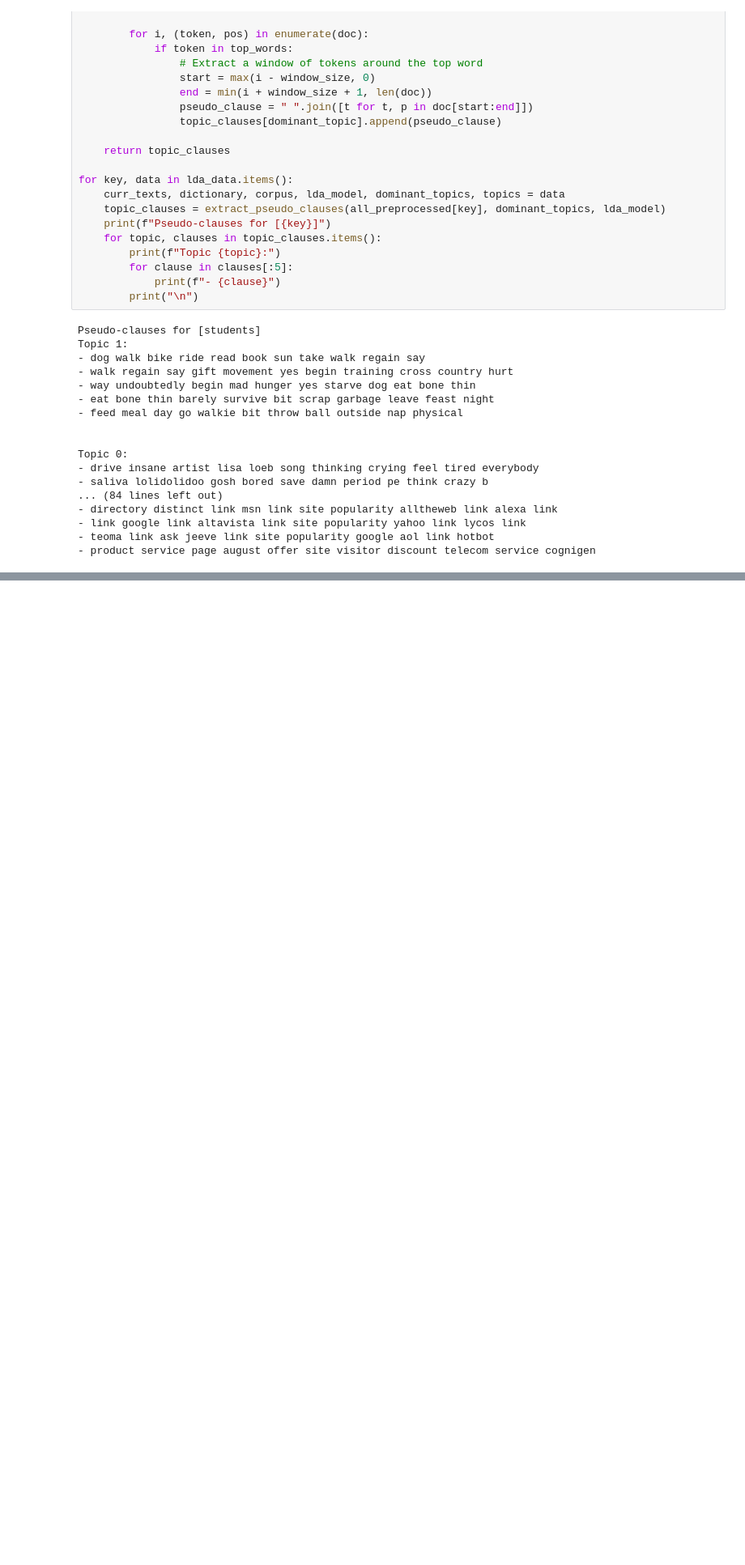
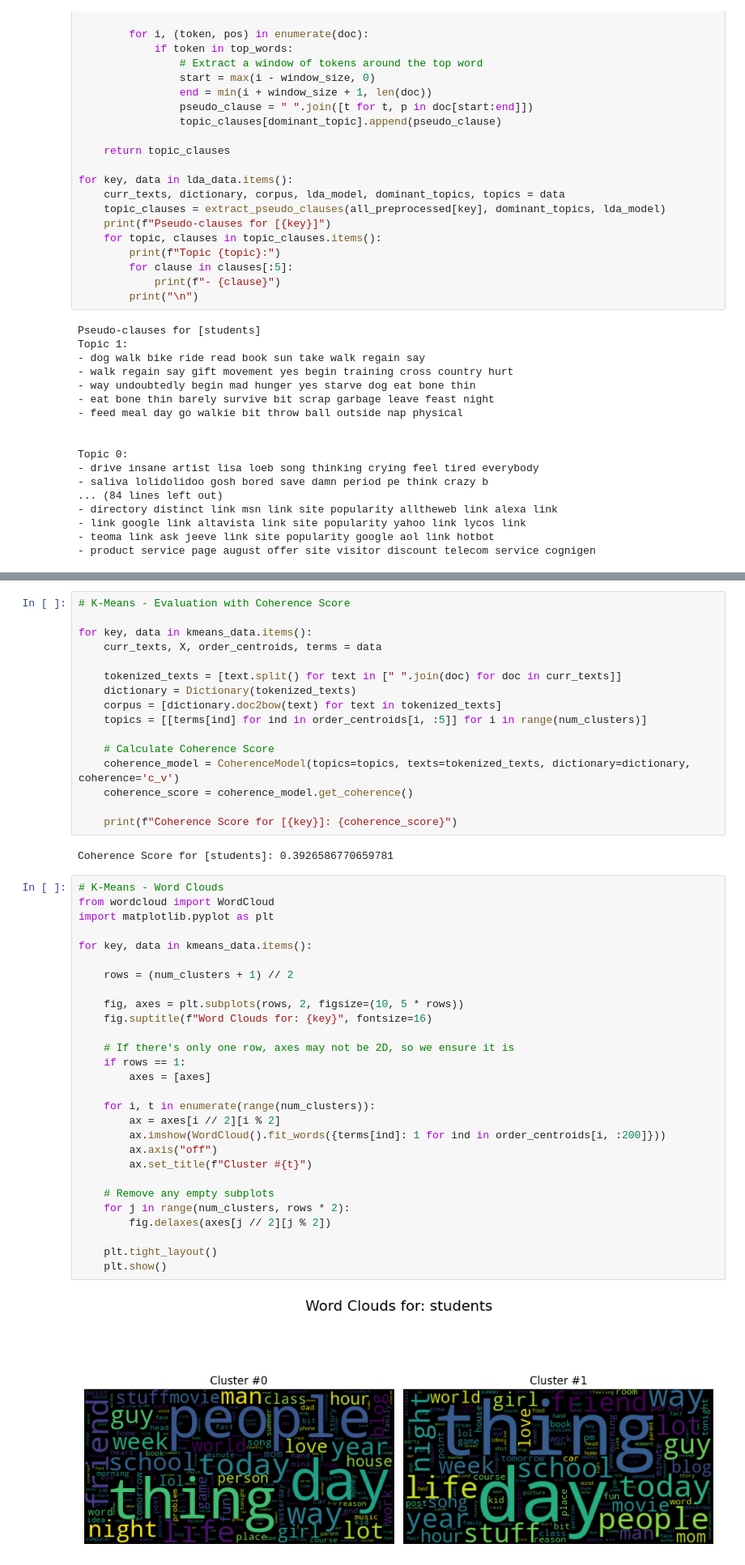
Before and after one commit to tommcamm/aut-text-mining, a Jupyter notebook: Assignment/code/TextMining_Assignment2.ipynb, the cells around one changed output, grey strips where cells are left out. Shown at 81% size. Saved outputs shown, nothing was run; the diff lists cells and outputs as text; blank space fills up the shorter version.

Commit message:
BoW K-Means

```diff
--- a/Assignment/code/TextMining_Assignment2.ipynb
+++ b/Assignment/code/TextMining_Assignment2.ipynb
@@ -597,0 +558,48 @@ yarn knit like knitting stitch pattern go think work get
+# %%
+# K-Means - Evaluation with Coherence Score
+
+for key, data in kmeans_data.items():
+    curr_texts, X, order_centroids, terms = data
+
+    tokenized_texts = [text.split() for text in [" ".join(doc) for doc in curr_texts]]
+    dictionary = Dictionary(tokenized_texts)
+    corpus = [dictionary.doc2bow(text) for text in tokenized_texts]
+    topics = [[terms[ind] for ind in order_centroids[i, :5]] for i in range(num_clusters)]
+
+    # Calculate Coherence Score
+    coherence_model = CoherenceModel(topics=topics, texts=tokenized_texts, dictionary=dictionary, coherence='c_v')
+    coherence_score = coherence_model.get_coherence()
+
+    print(f"Coherence Score for [{key}]: {coherence_score}")
+# %% [output]
+Coherence Score for [students]: 0.3926586770659781
+# %%
+# K-Means - Word Clouds
+from wordcloud import WordCloud
+import matplotlib.pyplot as plt
+
+for key, data in kmeans_data.items():
+
+    rows = (num_clusters + 1) // 2
+
+    fig, axes = plt.subplots(rows, 2, figsize=(10, 5 * rows))
+    fig.suptitle(f"Word Clouds for: {key}", fontsize=16)
+
+    # If there's only one row, axes may not be 2D, so we ensure it is
+    if rows == 1:
+        axes = [axes]
+
+    for i, t in enumerate(range(num_clusters)):
+        ax = axes[i // 2][i % 2]
+        ax.imshow(WordCloud().fit_words({terms[ind]: 1 for ind in order_centroids[i, :200]}))
+        ax.axis("off")
+        ax.set_title(f"Cluster #{t}")
+
+    # Remove any empty subplots
+    for j in range(num_clusters, rows * 2):
+        fig.delaxes(axes[j // 2][j % 2])
+
+    plt.tight_layout()
+    plt.show()
+# %% [output]
+[figure, added]
```
Also changed, not shown: parts of 6 cells of this notebook.
